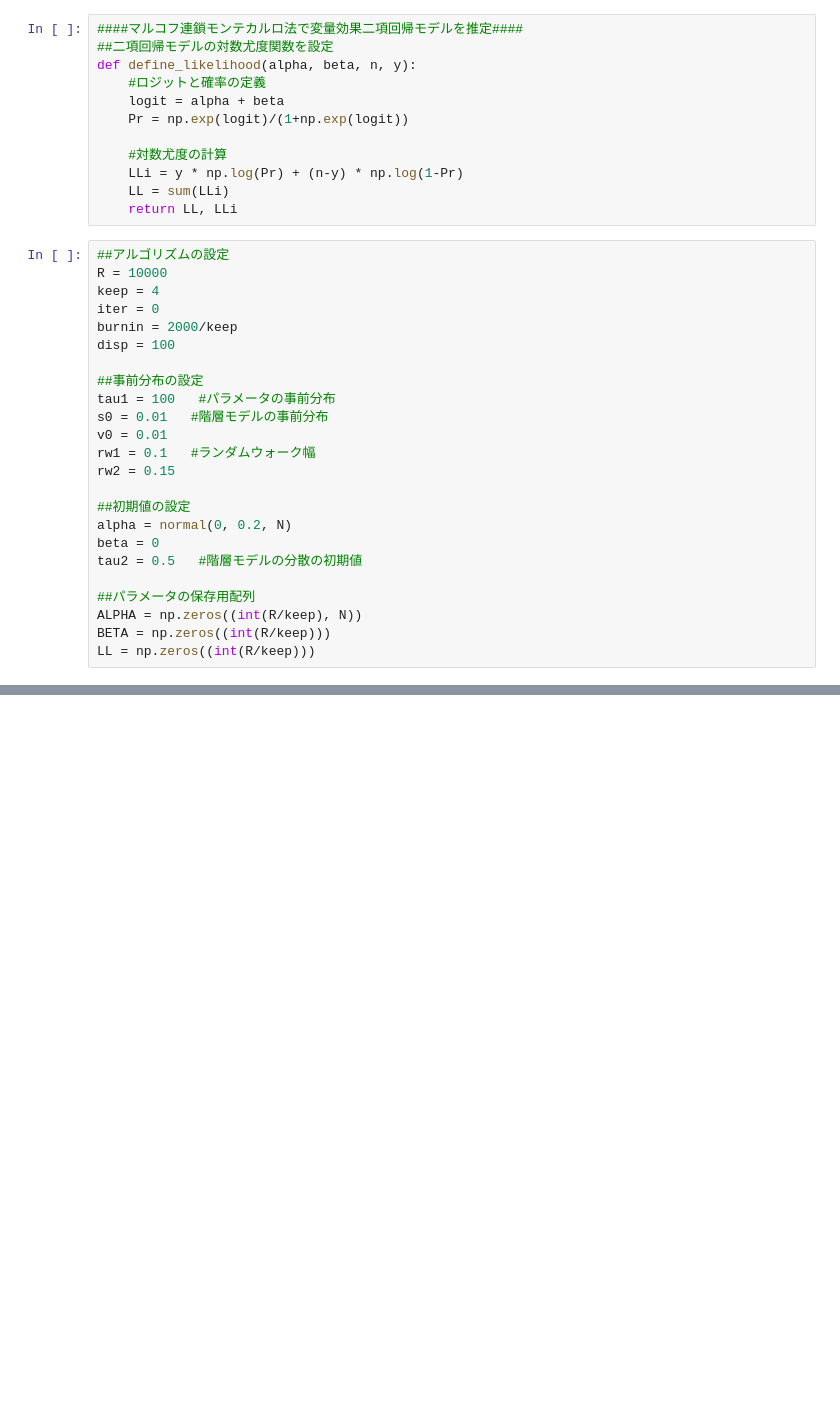
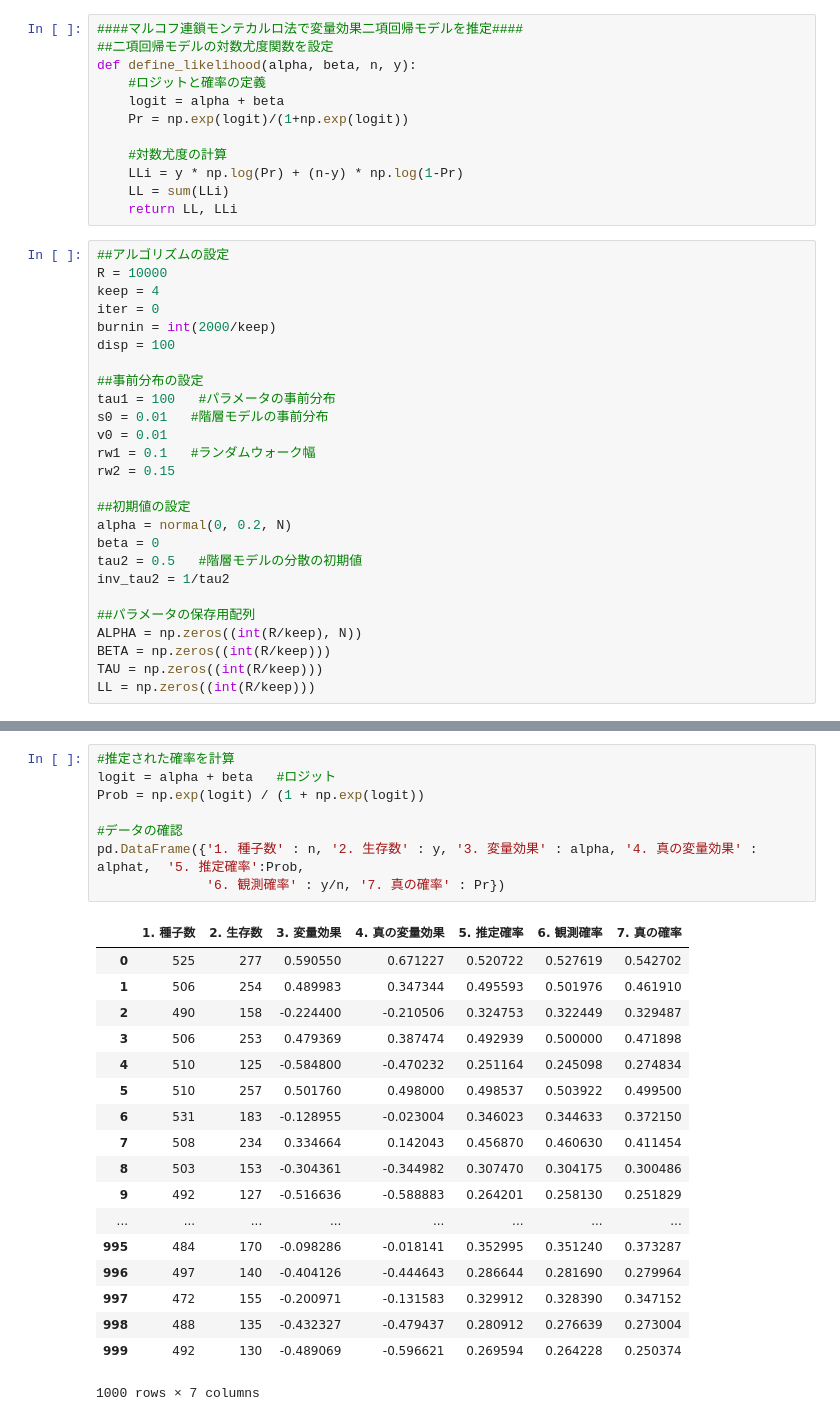
Before and after one commit to shiny-colors/Statistics_model_Python, a Jupyter notebook: bayesian_random_effect_binary_regression_model.ipynb, the cells around one changed output, grey strips where cells are left out. Saved outputs shown, nothing was run; the diff lists cells and outputs as text; blank space fills up the shorter version.

```diff
--- a/bayesian_random_effect_binary_regression_model.ipynb
+++ b/bayesian_random_effect_binary_regression_model.ipynb
@@ -65,7 +66,7 @@ def define_likelihood(alpha, beta, n, y):
 R = 10000
 keep = 4
 iter = 0
-burnin = 2000/keep
+burnin = int(2000/keep)
 disp = 100
 
 ##事前分布の設定
@@ -79,10 +80,12 @@ rw2 = 0.15
 alpha = normal(0, 0.2, N)
 beta = 0
 tau2 = 0.5   #階層モデルの分散の初期値
+inv_tau2 = 1/tau2
 
 ##パラメータの保存用配列
 ALPHA = np.zeros((int(R/keep), N))
 BETA = np.zeros((int(R/keep)))
+TAU = np.zeros((int(R/keep)))
 LL = np.zeros((int(R/keep)))
 # %%
 ####メトロポリスヘイスティング法でパラメータをサンプリング####
@@ -168,0 +185,27 @@ for rp in range(R):
+# %%
+#推定された確率を計算
+logit = alpha + beta   #ロジット
+Prob = np.exp(logit) / (1 + np.exp(logit))
+
+#データの確認
+pd.DataFrame({'1. 種子数' : n, '2. 生存数' : y, '3. 変量効果' : alpha, '4. 真の変量効果' : alphat,  '5. 推定確率':Prob,
+              '6. 観測確率' : y/n, '7. 真の確率' : Pr})
+# %% [output]
+|  | 1. 種子数 | 2. 生存数 | 3. 変量効果 | 4. 真の変量効果 | 5. 推定確率 | 6. 観測確率 | 7. 真の確率 |
+| 0 | 525 | 277 | 0.590550 | 0.671227 | 0.520722 | 0.527619 | 0.542702 |
+| 1 | 506 | 254 | 0.489983 | 0.347344 | 0.495593 | 0.501976 | 0.461910 |
+| 2 | 490 | 158 | -0.224400 | -0.210506 | 0.324753 | 0.322449 | 0.329487 |
+| 3 | 506 | 253 | 0.479369 | 0.387474 | 0.492939 | 0.500000 | 0.471898 |
+| 4 | 510 | 125 | -0.584800 | -0.470232 | 0.251164 | 0.245098 | 0.274834 |
+| 5 | 510 | 257 | 0.501760 | 0.498000 | 0.498537 | 0.503922 | 0.499500 |
+| 6 | 531 | 183 | -0.128955 | -0.023004 | 0.346023 | 0.344633 | 0.372150 |
+| 7 | 508 | 234 | 0.334664 | 0.142043 | 0.456870 | 0.460630 | 0.411454 |
+| 8 | 503 | 153 | -0.304361 | -0.344982 | 0.307470 | 0.304175 | 0.300486 |
+| 9 | 492 | 127 | -0.516636 | -0.588883 | 0.264201 | 0.258130 | 0.251829 |
+| ... | ... | ... | ... | ... | ... | ... | ... |
+| 995 | 484 | 170 | -0.098286 | -0.018141 | 0.352995 | 0.351240 | 0.373287 |
+| 996 | 497 | 140 | -0.404126 | -0.444643 | 0.286644 | 0.281690 | 0.279964 |
+| 997 | 472 | 155 | -0.200971 | -0.131583 | 0.329912 | 0.328390 | 0.347152 |
+| 998 | 488 | 135 | -0.432327 | -0.479437 | 0.280912 | 0.276639 | 0.273004 |
+| 999 | 492 | 130 | -0.489069 | -0.596621 | 0.269594 | 0.264228 | 0.250374 |
+1000 rows × 7 columns
```
Also changed, not shown: parts of 4 cells of this notebook.
